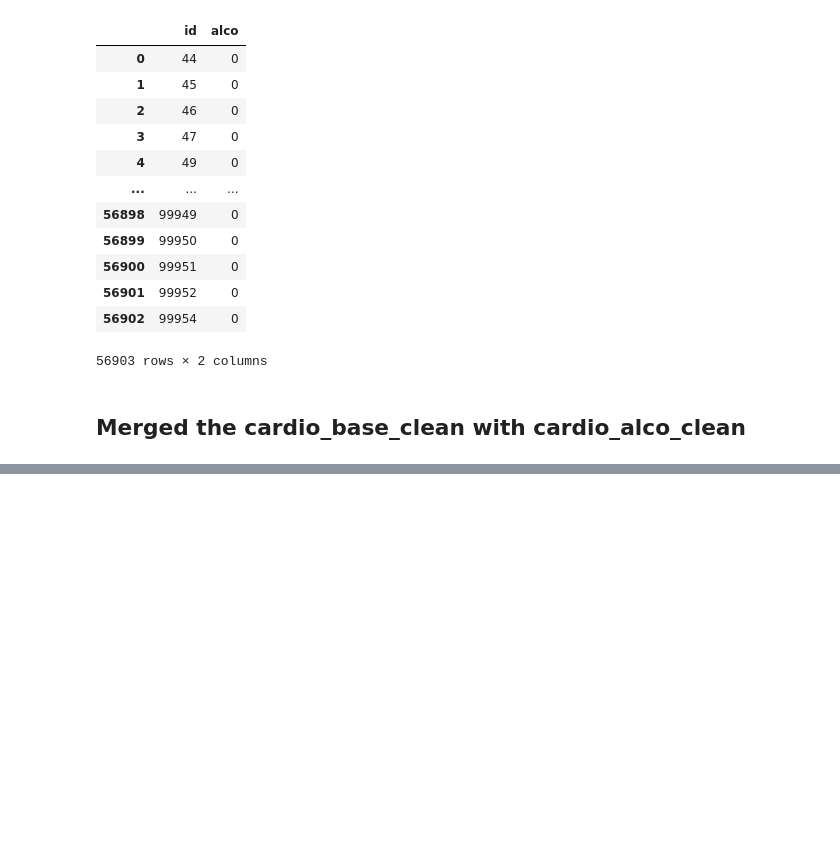
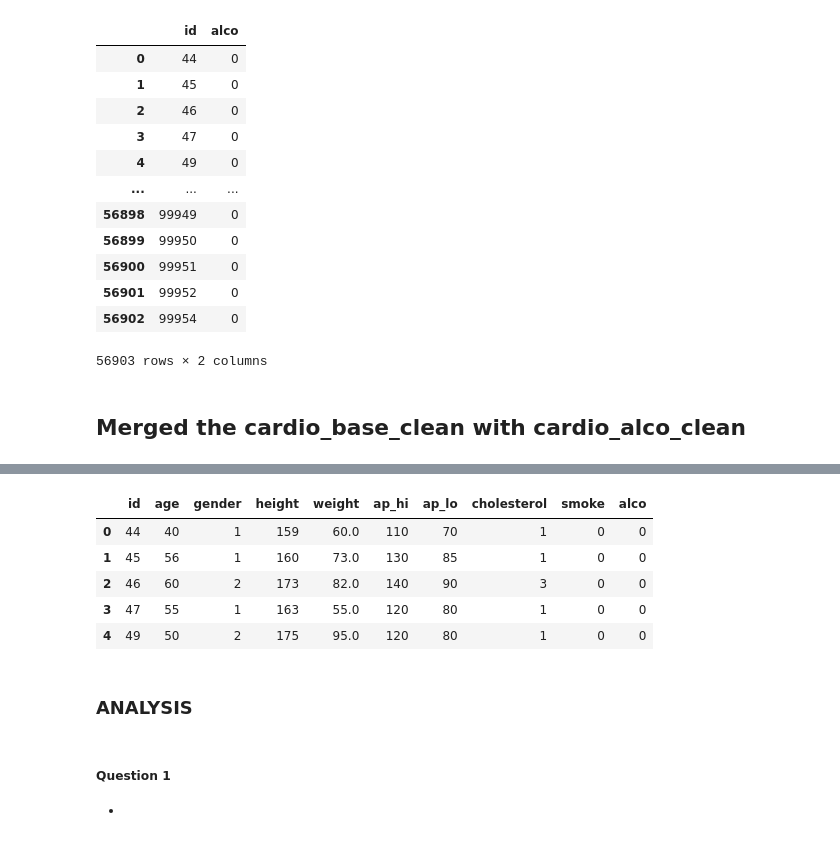
Before and after one commit to Echooed/cardio_cov, a Jupyter notebook: notebooks/cardio_cov_data_cleaning_new.ipynb, the cells around one changed output, grey strips where cells are left out. Cells and saved outputs as stored; diff of their text form; code cells hidden in the pictures; blank space fills up the shorter version.

Commit message:
analysis starts here

```diff
--- a/notebooks/cardio_cov_data_cleaning_new.ipynb
+++ b/notebooks/cardio_cov_data_cleaning_new.ipynb
@@ -600,3 +600,7 @@ cardio_alco_clean.drop_duplicates()
 56903 rows × 2 columns
 # %% [markdown]
 ## Merged the cardio_base_clean with cardio_alco_clean
+# %%
+merged_cardio = pd.merge(cardio_base_clean, cardio_alco_clean, on= 'id', how='inner')
+
+merged_cardio.info()
@@ -602,0 +625,15 @@ cardio_alco_clean.drop_duplicates()
+# %%
+merged_cardio.head(5)
+# %% [output]
+|  | id | age | gender | height | weight | ap_hi | ap_lo | cholesterol | smoke | alco |
+| 0 | 44 | 40 | 1 | 159 | 60.0 | 110 | 70 | 1 | 0 | 0 |
+| 1 | 45 | 56 | 1 | 160 | 73.0 | 130 | 85 | 1 | 0 | 0 |
+| 2 | 46 | 60 | 2 | 173 | 82.0 | 140 | 90 | 3 | 0 | 0 |
+| 3 | 47 | 55 | 1 | 163 | 55.0 | 120 | 80 | 1 | 0 | 0 |
+| 4 | 49 | 50 | 2 | 175 | 95.0 | 120 | 80 | 1 | 0 | 0 |
+# %% [markdown]
+### ANALYSIS
+# %% [markdown]
+##### Question 1
+
+-
```
Also changed, not shown: parts of 1 cell of this notebook.
